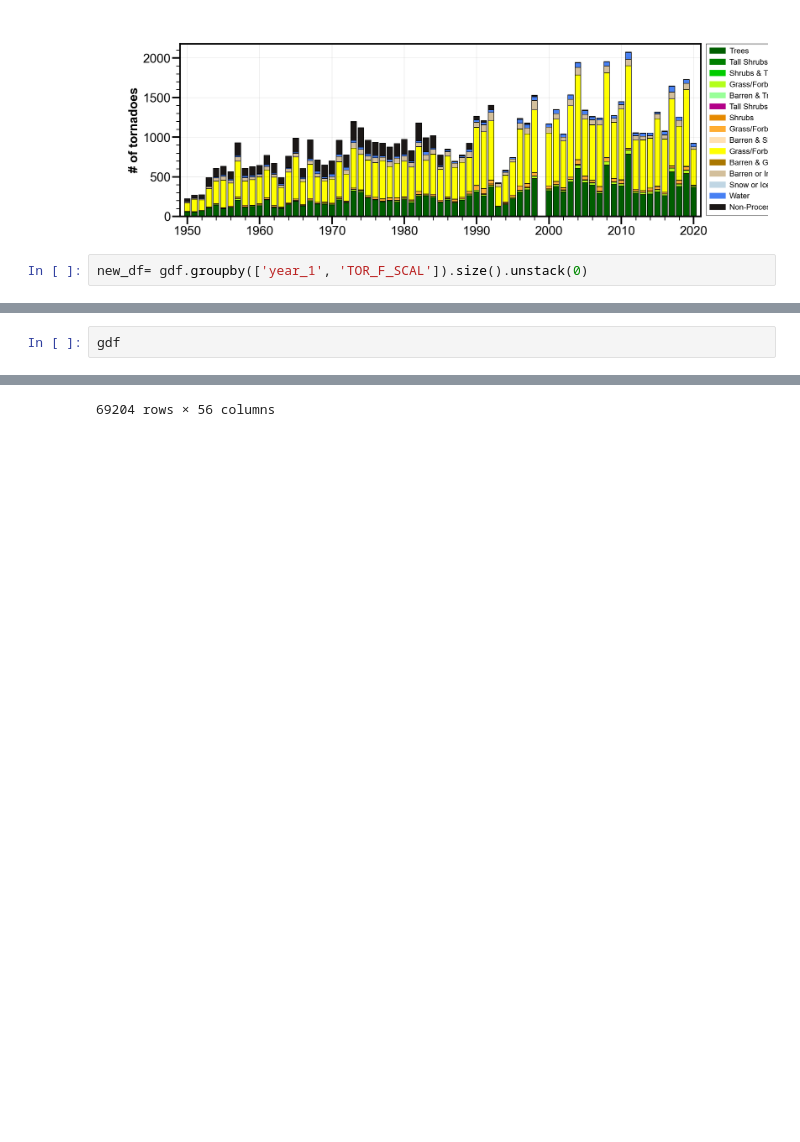
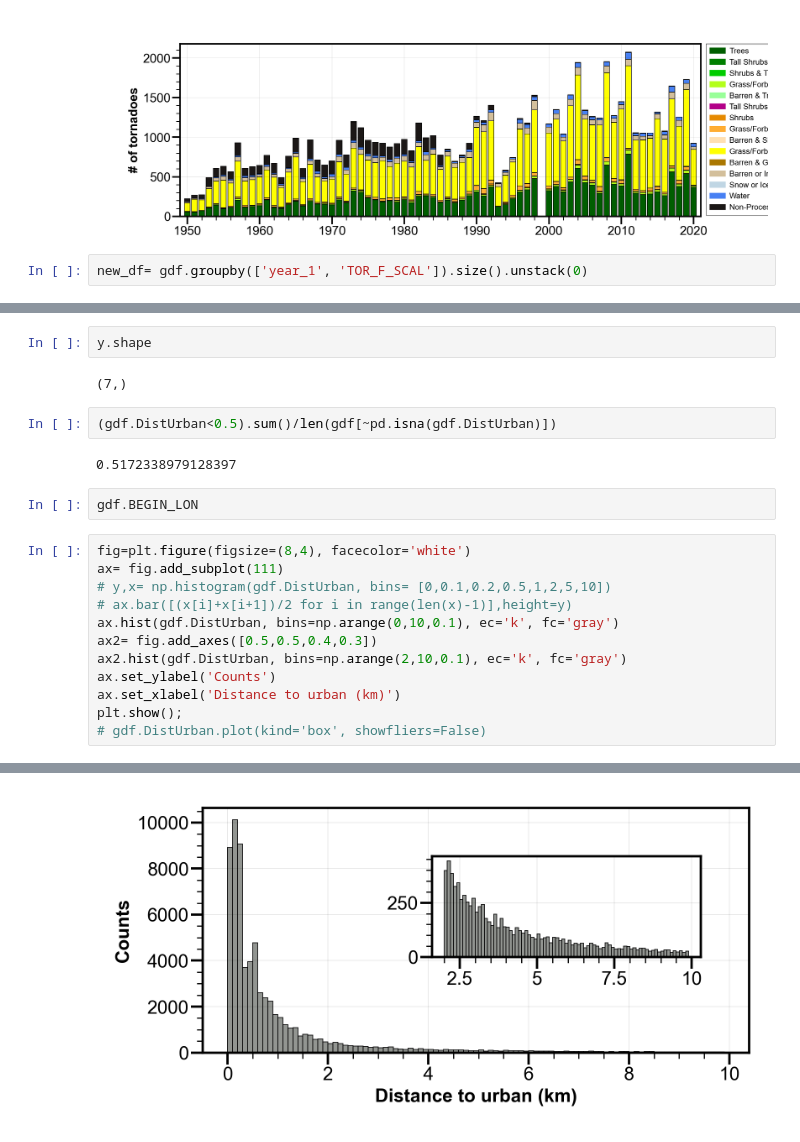
Before and after one commit to chrimerss/TornadoStudy, a Jupyter notebook: viz.ipynb, the cells around one changed output, grey strips where cells are left out. Drawn from its saved outputs; the diff is of its cells as text; blank space fills up the shorter version.

Commit message:
add calculate distance to urban grids

```diff
--- a/viz.ipynb
+++ b/viz.ipynb
@@ -205,3 +271,23 @@ plt.show();
+# %%
+y.shape
+# %% [output]
+(7,)
+# %%
+(gdf.DistUrban<0.5).sum()/len(gdf[~pd.isna(gdf.DistUrban)])
+# %% [output]
+0.5172338979128397
+# %%
+gdf.BEGIN_LON
 # %%
-gdf
+fig=plt.figure(figsize=(8,4), facecolor='white')
+ax= fig.add_subplot(111)
+# y,x= np.histogram(gdf.DistUrban, bins= [0,0.1,0.2,0.5,1,2,5,10])
+# ax.bar([(x[i]+x[i+1])/2 for i in range(len(x)-1)],height=y)
+ax.hist(gdf.DistUrban, bins=np.arange(0,10,0.1), ec='k', fc='gray')
+ax2= fig.add_axes([0.5,0.5,0.4,0.3])
+ax2.hist(gdf.DistUrban, bins=np.arange(2,10,0.1), ec='k', fc='gray')
+ax.set_ylabel('Counts')
+ax.set_xlabel('Distance to urban (km)')
+plt.show();
+# gdf.DistUrban.plot(kind='box', showfliers=False)
 # %% [output]
@@ -220 +294 @@ gdf
-69204 rows × 56 columns
+[figure, added]
```
Also changed, not shown: parts of 9 cells of this notebook, 1 other file.
